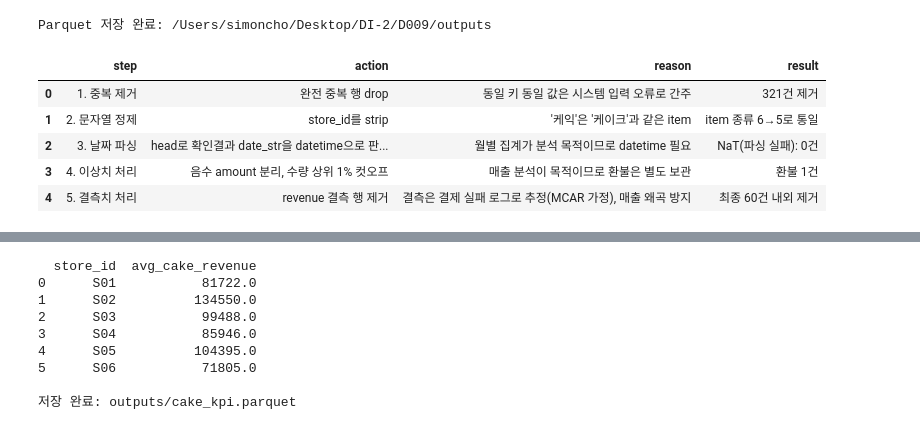
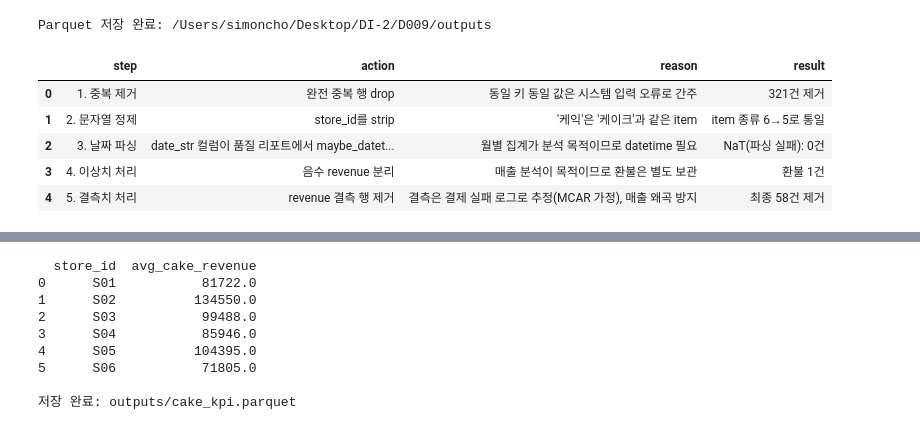
Before and after one commit to beseto2001/DI-2, a Jupyter notebook: D009/D009_capstone.ipynb, the cells around one changed output, grey strips where cells are left out. Saved outputs shown, nothing was run; the diff lists cells and outputs as text; code cells hidden in the pictures.

```diff
--- a/D009/D009_capstone.ipynb
+++ b/D009/D009_capstone.ipynb
@@ -378,39 +380,39 @@ log_decision(
     "321건 제거",
 )
 log_decision(
     "2. 문자열 정제",
     "store_id를 strip",
     "'케익'은 '케이크'과 같은 item",
     "item 종류 6→5로 통일",
 )
 log_decision(
     "3. 날짜 파싱",
-    "head로 확인결과 date_str을 datetime으로 판단, date_str를 datetime으로",
+    "date_str 컬럼이 품질 리포트에서 maybe_datetime = True, date_str를 datetime으로",
     "월별 집계가 분석 목적이므로 datetime 필요",
     f"NaT(파싱 실패): {bakery_clean['date'].isna().sum()}건",
 )
 log_decision(
     "4. 이상치 처리",
-    "음수 amount 분리, 수량 상위 1% 컷오프",
+    "음수 revenue 분리",
     "매출 분석이 목적이므로 환불은 별도 보관",
     f"환불 {len(refunds_bakery)}건",
 )
 log_decision(
     "5. 결측치 처리",
     "revenue 결측 행 제거",
     "결측은 결제 실패 로그로 추정(MCAR 가정), 매출 왜곡 방지",
-    "최종 60건 내외 제거",
+    "최종 58건 제거",
 )
 
 decision_log = pd.DataFrame(decisions)
 decision_log
 # %% [output]
 |  | step | action | reason | result |
 | 0 | 1. 중복 제거 | 완전 중복 행 drop | 동일 키 동일 값은 시스템 입력 오류로 간주 | 321건 제거 |
 | 1 | 2. 문자열 정제 | store_id를 strip | '케익'은 '케이크'과 같은 item | item 종류 6→5로 통일 |
-| 2 | 3. 날짜 파싱 | head로 확인결과 date_str을 datetime으로 판... | 월별 집계가 분석 목적이므로 datetime 필요 | NaT(파싱 실패): 0건 |
-| 3 | 4. 이상치 처리 | 음수 amount 분리, 수량 상위 1% 컷오프 | 매출 분석이 목적이므로 환불은 별도 보관 | 환불 1건 |
-| 4 | 5. 결측치 처리 | revenue 결측 행 제거 | 결측은 결제 실패 로그로 추정(MCAR 가정), 매출 왜곡 방지 | 최종 60건 내외 제거 |
+| 2 | 3. 날짜 파싱 | date_str 컬럼이 품질 리포트에서 maybe_datet... | 월별 집계가 분석 목적이므로 datetime 필요 | NaT(파싱 실패): 0건 |
+| 3 | 4. 이상치 처리 | 음수 revenue 분리 | 매출 분석이 목적이므로 환불은 별도 보관 | 환불 1건 |
+| 4 | 5. 결측치 처리 | revenue 결측 행 제거 | 결측은 결제 실패 로그로 추정(MCAR 가정), 매출 왜곡 방지 | 최종 58건 제거 |
 # %%
 # 결정로그 마크다운 변환
 md_table = "| 단계 | 액션 | 근거 | 결과 |\n|---|---|---|---|\n"
```
Also changed, not shown: parts of 2 cells of this notebook.
